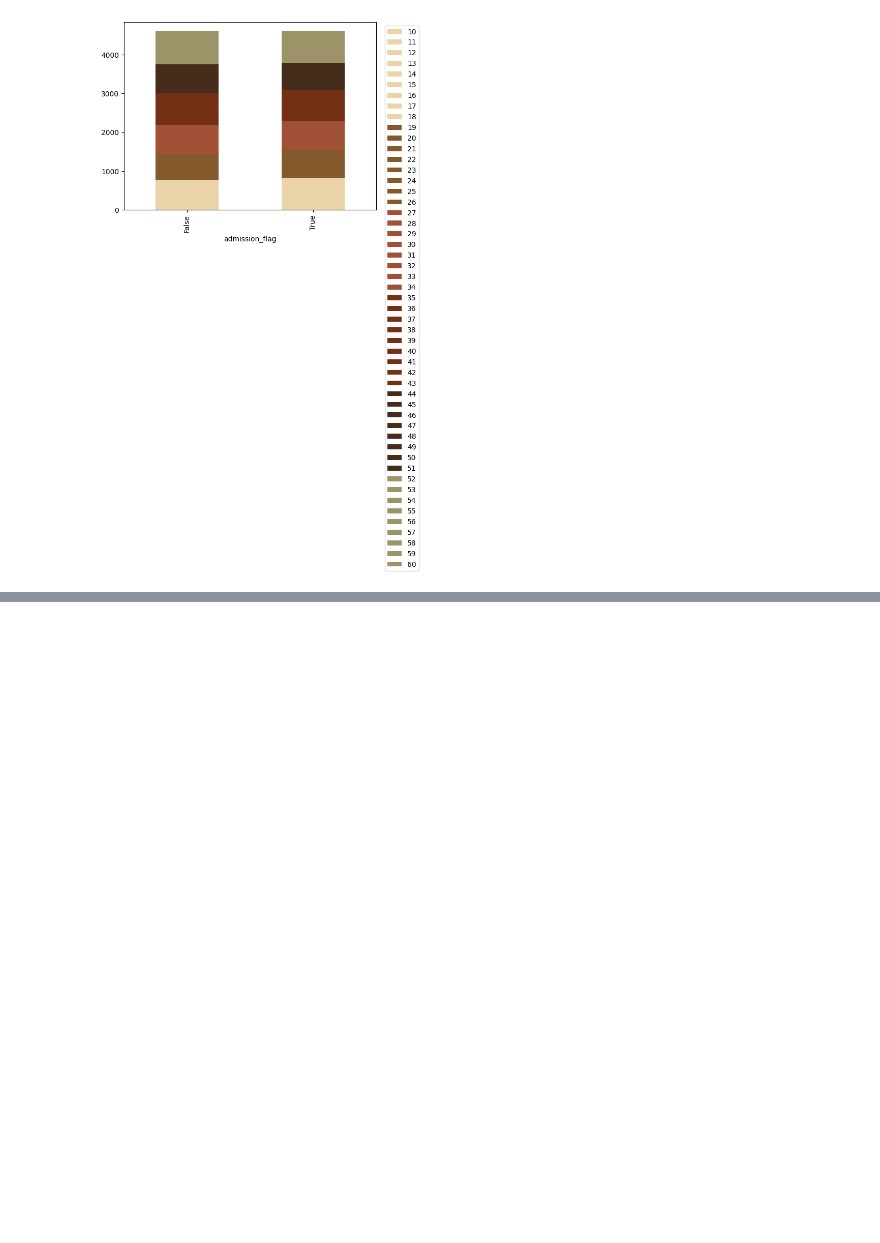
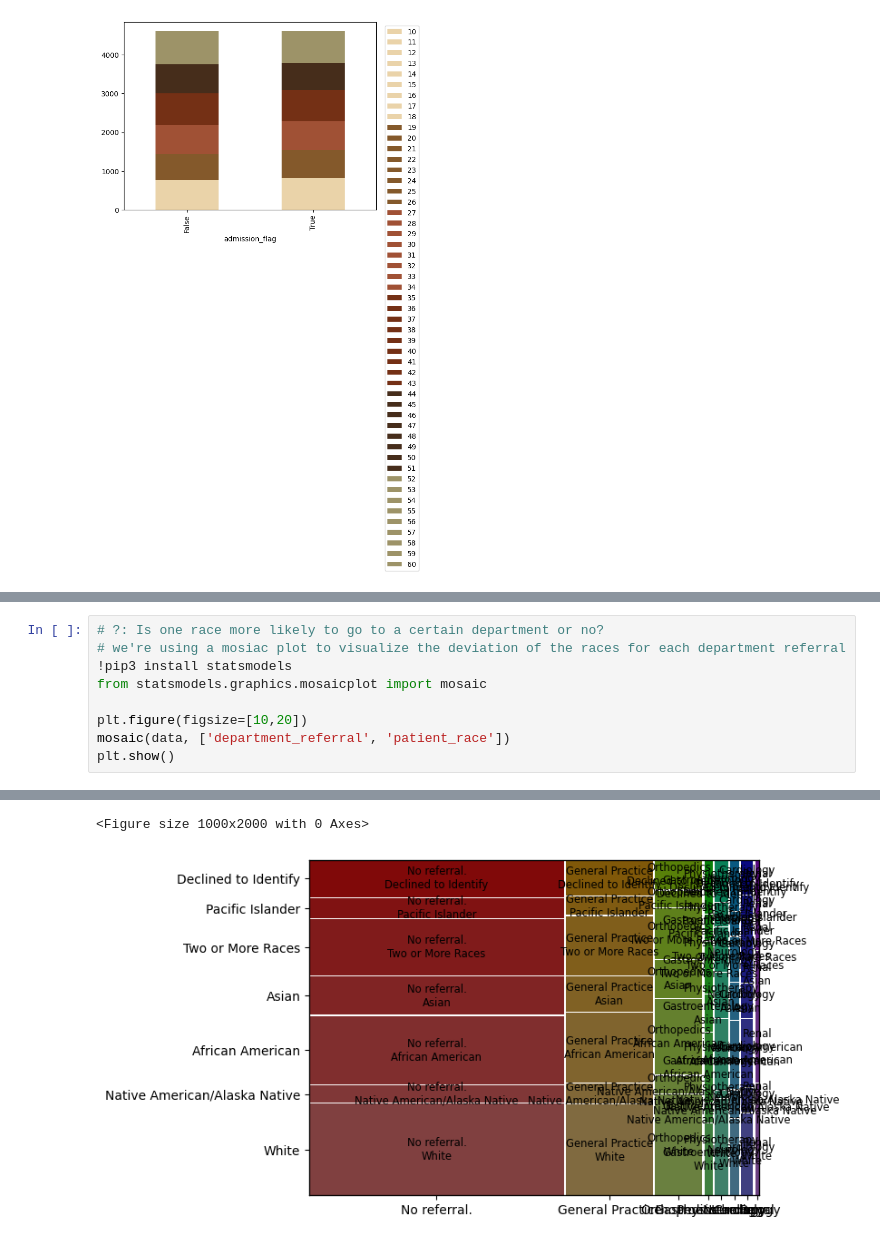
Before and after one commit to Mikayla-ds2/surge-sense, a Jupyter notebook: eda+viz.ipynb, the cells around one changed output, grey strips where cells are left out. Drawn from its saved outputs; the diff is of its cells as text; blank space fills up the shorter version.

```diff
--- a/eda+viz.ipynb
+++ b/eda+viz.ipynb
@@ -90,0 +164,10 @@ plt.show()
+# %%
+# ?: Is one race more likely to go to a certain department or no?
+# we're using a mosiac plot to visualize the deviation of the races for each department referral
+!pip3 install statsmodels
+from statsmodels.graphics.mosaicplot import mosaic
+
+plt.figure(figsize=[10,20])
+mosaic(data, ['department_referral', 'patient_race'])
+plt.show()
+# %% [output]
@@ -90,0 +189,2 @@ plt.show()
+<Figure size 1000x2000 with 0 Axes>
+[figure, added]
```
Also changed, not shown: parts of 11 cells of this notebook, 2 other files.
